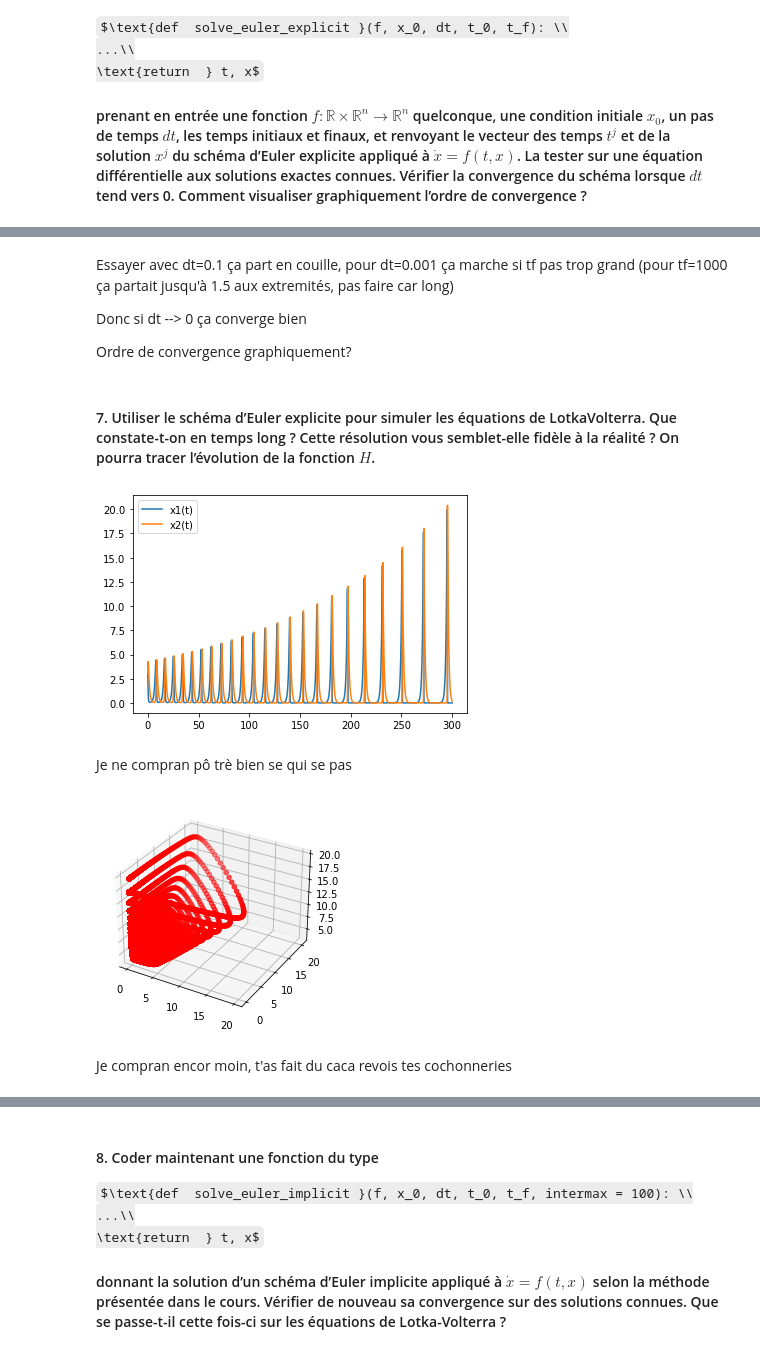
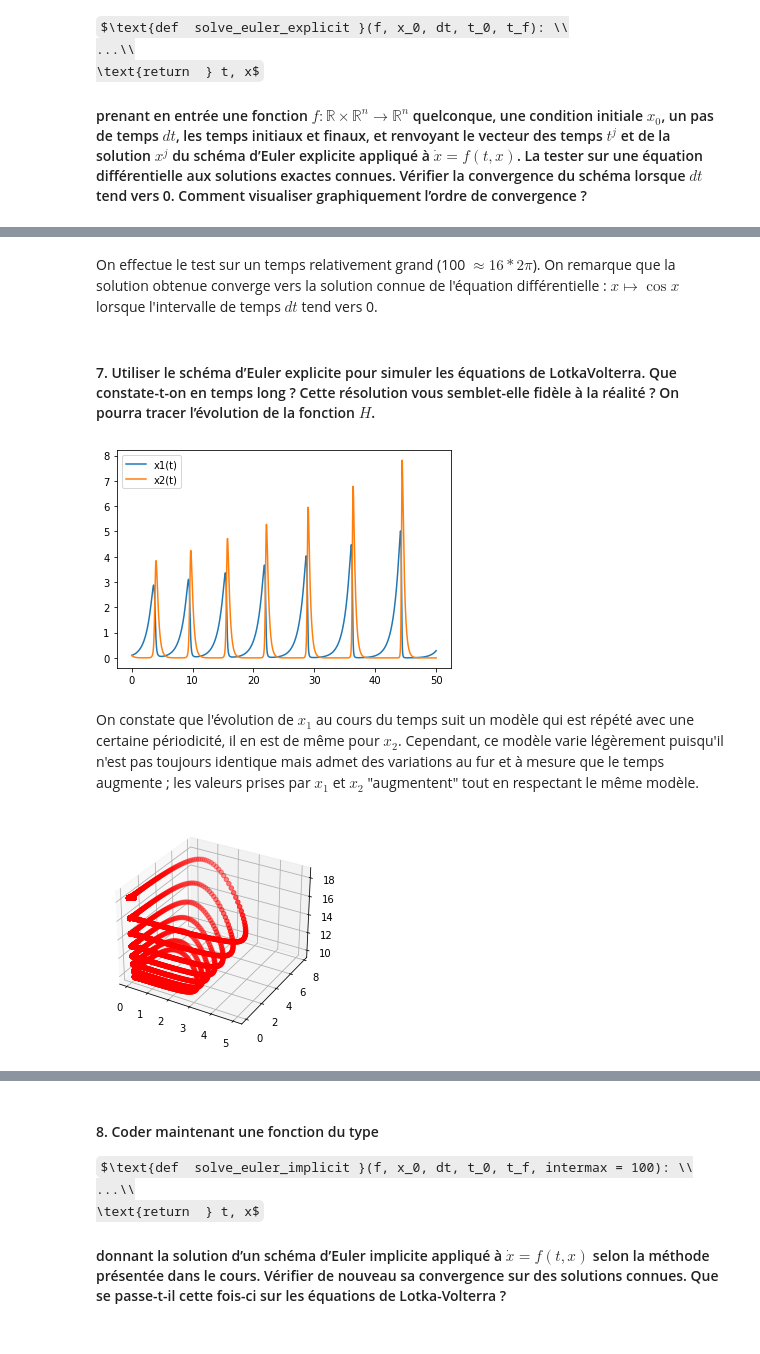
Before and after one commit to Martin-GE/projet_equa_diff, a Jupyter notebook: Projet équations différentielles.ipynb, the cells around one changed output, grey strips where cells are left out. Saved outputs shown, nothing was run; the diff lists cells and outputs as text; code cells hidden in the pictures; some formulas as TeX source.

```diff
--- a/Projet équations différentielles.ipynb
+++ b/Projet équations différentielles.ipynb
@@ -97,3 +99,8 @@ delta = 1
+# %%
+alpha = 1
+beta = 2
+gamma = 3
+delta = 4
 # %%
 x1 = np.linspace(-5*gamma/delta, 5*gamma/delta, 15)
 x2 = np.linspace(-5*alpha/beta, 5*alpha/beta, 15)
@@ -179,25 +295,21 @@ plt.plot(A[0], A[1].transpose()[0]);
-# %% [markdown]
-Essayer avec dt=0.1 ça part en couille, pour dt=0.001 ça marche si tf pas trop grand (pour tf=1000 ça partait jusqu'à 1.5 aux extremités, pas faire car long)
-
-Donc si dt --> 0 ça converge bien
-
-Ordre de convergence graphiquement?
+# %% [markdown]
+On effectue le test sur un temps relativement grand (100 $\approx 16*2 \pi$). On remarque que la solution obtenue converge vers la solution connue de l'équation différentielle : $x \mapsto \cos{x}$ lorsque l'intervalle de temps $dt$ tend vers 0.
 # %% [markdown]
 #### 7. Utiliser le schéma d’Euler explicite pour simuler les équations de LotkaVolterra. Que constate-t-on en temps long ? Cette résolution vous semblet-elle fidèle à la réalité ? On pourra tracer l’évolution de la fonction $H$.
 # %%
 def g(t, x):
     x1, x2 = x[0], x[1]
     return [alpha*x1 - beta*x1*x2, -gamma*x2 + delta*x1*x2]
 
-B = solve_euler_explicit(g, [3, 3], 0.01, 0.0, 300)
-#print(B[0], B[1])
+B = solve_euler_explicit(g, [0.1, 0.1], 0.01, 0.0, 50)
+
 plt.plot(B[0], B[1].transpose()[0], label="x1(t)");
 plt.plot(B[0], B[1].transpose()[1], label="x2(t)");
 plt.legend();
 # %% [output]
-[figure, old version]
+[figure, new version]
-# %% [markdown]
-Je ne compran pô trè bien se qui se pas
+# %% [markdown]
+On constate que l'évolution de $x_1$ au cours du temps suit un modèle qui est répété avec une certaine périodicité, il en est de même pour $x_2$. Cependant, ce modèle varie légèrement puisqu'il n'est pas toujours identique mais admet des variations au fur et à mesure que le temps augmente ; les valeurs prises par $x_1$ et $x_2$ "augmentent" tout en respectant le même modèle.
 # %%
 Z = H(B[1].transpose()[0], B[1].transpose()[1])
 
@@ -205,6 +317,4 @@ fig = plt.figure()
 ax = fig.add_subplot(projection='3d')
 ax.scatter(B[1].transpose()[0],B[1].transpose()[1], Z, c='r');
 # %% [output]
-[figure, old version]
+[figure, new version]
-# %% [markdown]
-Je compran encor moin, t'as fait du caca revois tes cochonneries
```
Also changed, not shown: parts of 21 cells of this notebook.
